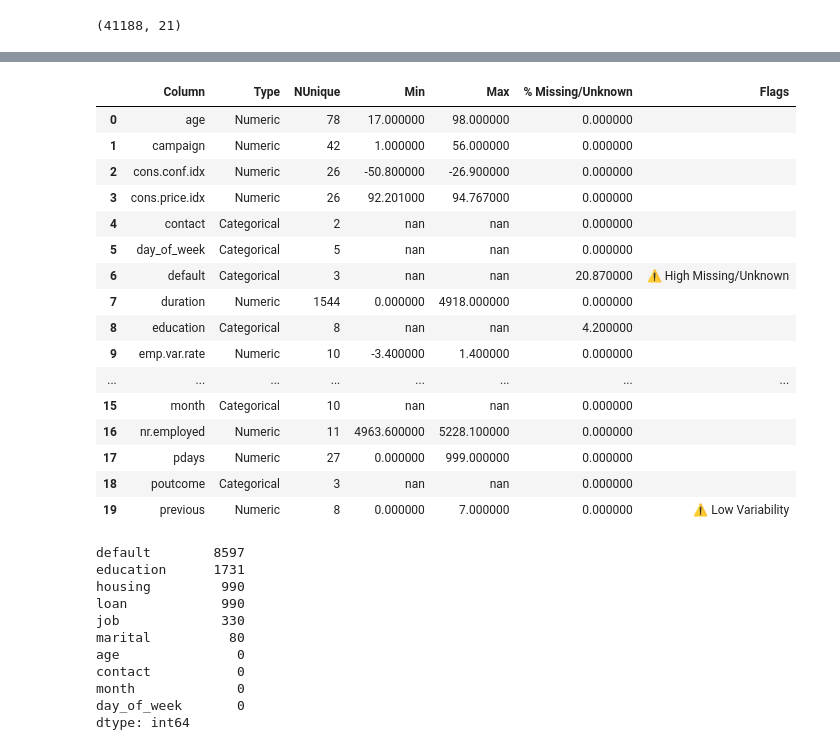
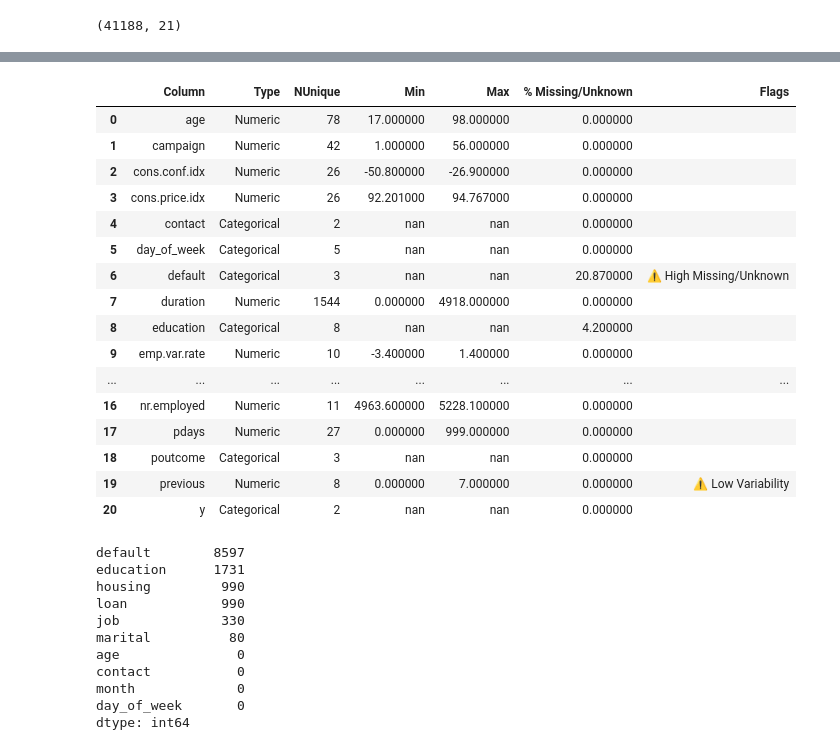
Before and after one commit to randel-bjorkquist/jupyter-notebooks-vscode, a Jupyter notebook: Project2_Machine_Learning.ipynb, the cells around one changed output, grey strips where cells are left out. Cells and saved outputs as stored; diff of their text form; code cells hidden in the pictures.

```diff
--- a/Project2_Machine_Learning.ipynb
+++ b/Project2_Machine_Learning.ipynb
@@ -197,16 +225,28 @@ memory usage: 6.6+ MB
 # %%
+import importlib  # importlib is used to check if openpyxl is installed for Excel export
+import warnings   # 'warnings' is used to issue a warning if openpyxl is not found
+
 # Column profiling helper function
-def profile_columns(df, target_col = "y", include_target = False, missing_threshold = 10, styled = True):
+def profile_columns( df
+                    ,target_col = "y"
+                    ,include_target = True
+                    ,missing_threshold = 10
+                    ,styled = True
+                    ,export = None
+                    ,export_path = "bank_profile" ):
 
   """
-  Profiles columns in the dataframe, summarizing type, unique values, min/max (for numeric), and % missing/unknown.
+  Profiles columns in the dataframe, summarizing type, unique values,
+  min/max (numeric only), % missing/unknown, and flags potential issues.
+
   Parameters:
-  - df: pandas DataFrame to profile
-  - target_col: Name of the target column to optionally exclude from profiling
-  - include_target: Whether to include the target column in the profile
+  - df: pandas DataFrame
+  - target_col: name of target column (default = "y")
+  - include_target: whether to include target column in output (default = False)
+  - missing_threshold: % missing/unknown above which to flag a warning
   - styled: whether to return a styled DataFrame (default=True)
-  Returns:
-  - profile: DataFrame summarizing each column's characteristics
+  - export: export format (None, "csv", or "excel")
+  - export_path: base path (without extension) for export file
   """
 
   def simplify_dtype(dtype):
@@ -245,6 +285,18 @@ def profile_columns(df, target_col = "y", include_target = False, missing_thresh
   profile["Flags"] = flags
   profile = profile.reset_index().rename(columns={"index": "Column"})
 
+  # Optionally export profile to CSV or Excel
+  if export == "csv":
+    profile.to_csv(f"{export_path}", index = True)
+  elif export == "excel":
+    # Check if openpyxl is installed for Excel export
+    if importlib.util.find_spec("openpyxl") is None:
+      warnings.warn("Excel export requires 'openpyxl'. Please install it with `%pip install openpyxl`.", UserWarning)
+      #warning = Warning("openpyxl not found, cannot export to Excel. Please install openpyxl and try again.")
+      #display(warning)
+    else:
+      profile.to_excel(f"{export_path}", index = True, sheet_name = "Column Profile")
+
   # Optionally return styled DataFrame for better display in Jupyter
   if styled:
     # Compute 1-based column index of "Flags"
@@ -262,43 +314,56 @@ def profile_columns(df, target_col = "y", include_target = False, missing_thresh
                 {"selector": f"thead th:nth-child({flags_pos+1})", "props": [("text-align", "center")]},
                 {"selector": f"tbody td:nth-child({flags_pos+1})", "props": [("text-align", "left")]},
 
                 # Left-align 'Column' column (header + body)
                 {"selector": f"thead th:nth-child({column_pos+1})", "props": [("text-align", "center")]},
                 {"selector": f"tbody td:nth-child({column_pos+1})", "props": [("text-align", "left")]}
               ], overwrite = False )
     )
     return styled_profile
   else:
     return profile
 
 pd.set_option('display.max_columns', None)            # Show all columns in the profile output
 pd.set_option('display.width', 1000)                  # Set display width for better readability
 pd.set_option('display.colheader_justify', 'center')  # Center justify column headers
 
-# IMPORTANT: do NOT use print()
+# Default (styled, no export) and/or explicitly setting styled = True
+#profile = profile_columns(df)
+#profile = profile_columns(df, styled = True)
+#profile = profile_columns(df, styled = False)
+
+# Rew DataFrame (not styled) and/or explicitly setting styled = False
+#profile = profile_columns(df, styled = False)
+
+# Export to CSV or Excel (not styled) and returns the raw DataFrame
+#profile = profile_columns(df ,styled = False ,export = "csv"   ,export_path = "./data/bank_profile.csv")
+#profile = profile_columns(df ,styled = False ,export = "excel" ,export_path = "./data/bank_profile.xlsx")
+
+# Print profile as markdown table for better readability in VSCode
+#raw_profile = profile_columns(df, styled = False)
+#print(raw_profile.to_markdown(index = False))
+
+# If you want to see the styled DataFrame in a Jupyter environment, uncomment the following line:
 profile = profile_columns(df, styled = True)
-
-#print(profile)
-#display(profile)
-profile
+display(profile)
 # %% [output]
 |  | Column | Type | NUnique | Min | Max | % Missing/Unknown | Flags |
 | 0 | age | Numeric | 78 | 17.000000 | 98.000000 | 0.000000 |  |
 | 1 | campaign | Numeric | 42 | 1.000000 | 56.000000 | 0.000000 |  |
 | 2 | cons.conf.idx | Numeric | 26 | -50.800000 | -26.900000 | 0.000000 |  |
 | 3 | cons.price.idx | Numeric | 26 | 92.201000 | 94.767000 | 0.000000 |  |
 | 4 | contact | Categorical | 2 | nan | nan | 0.000000 |  |
 | 5 | day_of_week | Categorical | 5 | nan | nan | 0.000000 |  |
 | 6 | default | Categorical | 3 | nan | nan | 20.870000 | ⚠️ High Missing/Unknown |
 | 7 | duration | Numeric | 1544 | 0.000000 | 4918.000000 | 0.000000 |  |
 | 8 | education | Categorical | 8 | nan | nan | 4.200000 |  |
 | 9 | emp.var.rate | Numeric | 10 | -3.400000 | 1.400000 | 0.000000 |  |
 | ... | ... | ... | ... | ... | ... | ... | ... |
-| 15 | month | Categorical | 10 | nan | nan | 0.000000 |  |
 | 16 | nr.employed | Numeric | 11 | 4963.600000 | 5228.100000 | 0.000000 |  |
 | 17 | pdays | Numeric | 27 | 0.000000 | 999.000000 | 0.000000 |  |
 | 18 | poutcome | Categorical | 3 | nan | nan | 0.000000 |  |
 | 19 | previous | Numeric | 8 | 0.000000 | 7.000000 | 0.000000 | ⚠️ Low Variability |
+| 20 | y | Categorical | 2 | nan | nan | 0.000000 |  |
 # %%
 # Count 'unknown' entries (used in this dataset instead of NaN)
 df.isin(["unknown"]).sum().sort_values(ascending=False).head(10)
```
Also changed, not shown: parts of 11 cells of this notebook, 1 other file.
